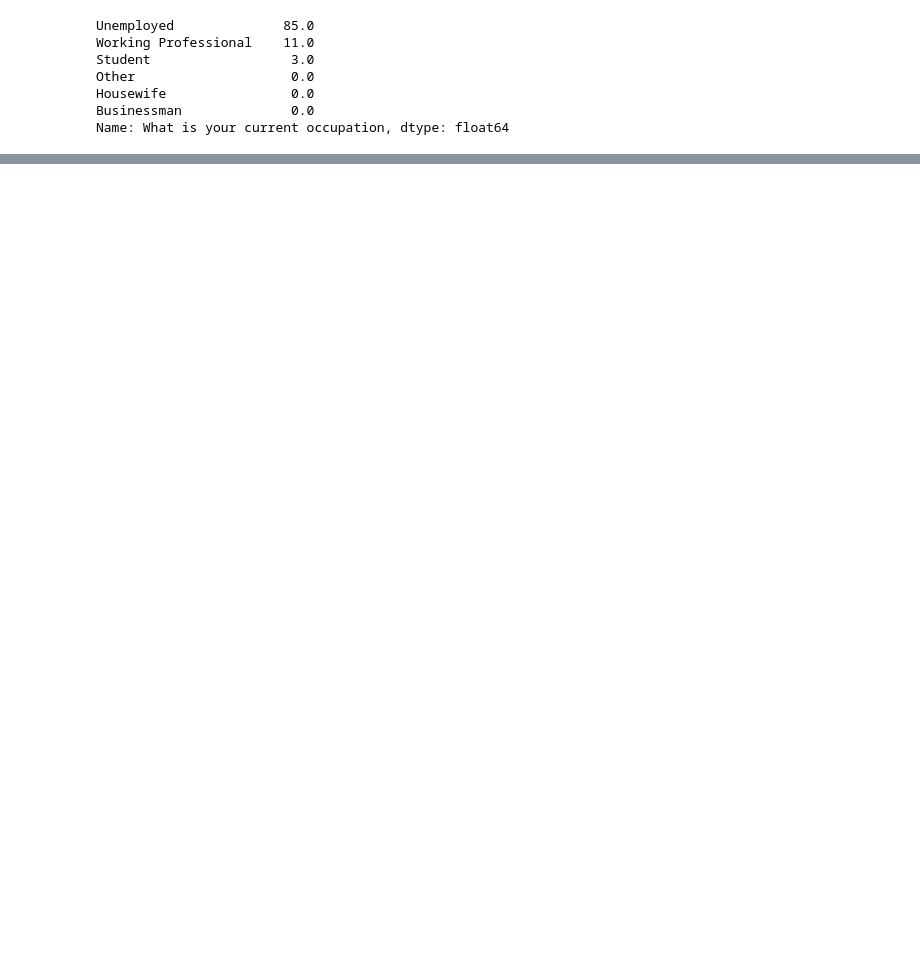
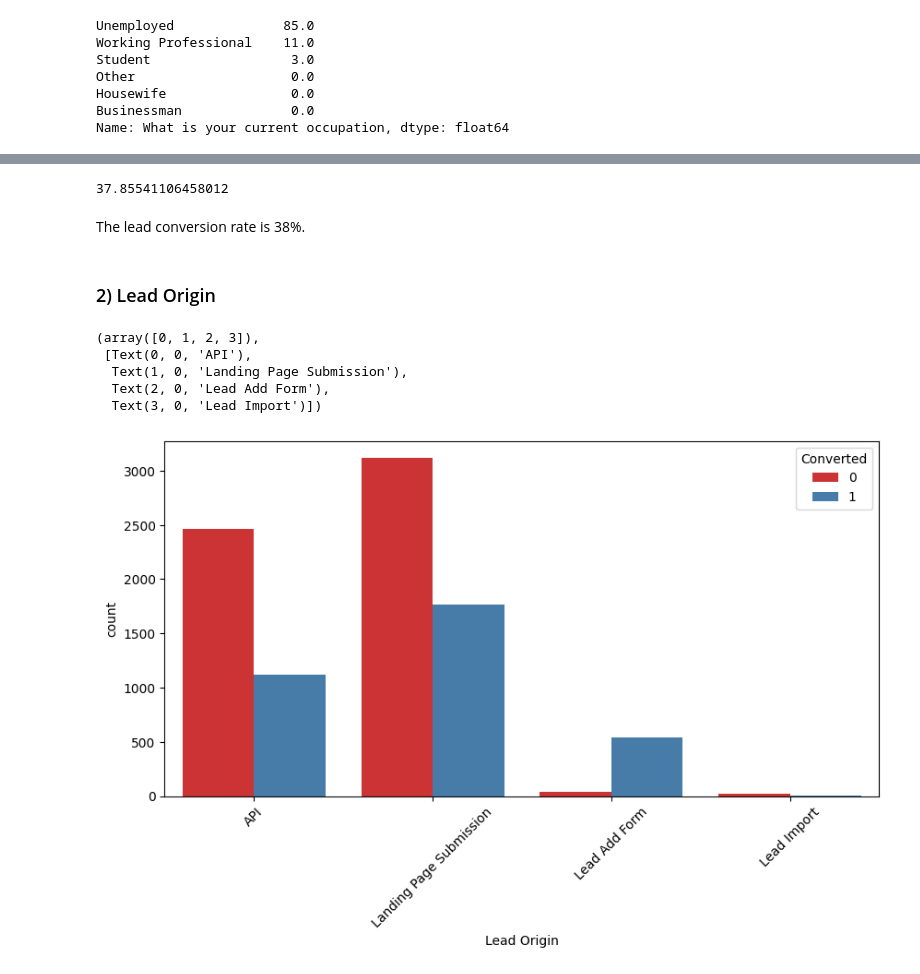
Before and after one commit to harshatamma/HV_MJ_UMR_Lead_Scoring, a Jupyter notebook: Lead_Scoring_Notebook.ipynb, the cells around one changed output, grey strips where cells are left out. Saved outputs shown, nothing was run; the diff lists cells and outputs as text; code cells hidden in the pictures; blank space fills up the shorter version.

```diff
--- a/Lead_Scoring_Notebook.ipynb
+++ b/Lead_Scoring_Notebook.ipynb
@@ -481,0 +215,3 @@ We have retained 69% of the dataset which seems to be good enough.
+# %%
+# Imputing the missing data in the 'What is your current occupation' column with 'Unemployed'
+lead_data['What is your current occupation']=lead_data['What is your current occupation'].replace(np.nan,'Unemployed')
@@ -481,0 +224,3 @@ We have retained 69% of the dataset which seems to be good enough.
+# %%
+# Imputing the missing data in the 'Country' column with 'India'
+lead_data['Country']=lead_data['Country'].replace(np.nan,'India')
@@ -481,0 +244,3 @@ We have retained 69% of the dataset which seems to be good enough.
+# %%
+# Imputing the missing data in the 'City' column with 'Mumbai'
+lead_data['City']=lead_data['City'].replace(np.nan,'Mumbai')
@@ -481,0 +270,3 @@ We have retained 69% of the dataset which seems to be good enough.
+# %%
+# Dropping the rows with null values
+lead_data.dropna(inplace = True)
@@ -481,0 +320,20 @@ We have retained 69% of the dataset which seems to be good enough.
+# %%
+Converted = (sum(lead_data['Converted'])/len(lead_data['Converted'].index))*100
+Converted
+# %% [output]
+37.85541106458012
+# %% [markdown]
+The lead conversion rate is 38%.
+# %% [markdown]
+### 2) Lead Origin
+# %%
+plt.figure(figsize=(10,5))
+sns.countplot(x = "Lead Origin", hue = "Converted", data = lead_data,palette='Set1')
+plt.xticks(rotation = 45)
+# %% [output]
+(array([0, 1, 2, 3]),
+ [Text(0, 0, 'API'),
+  Text(1, 0, 'Landing Page Submission'),
+  Text(2, 0, 'Lead Add Form'),
+  Text(3, 0, 'Lead Import')])
+[figure, added]
```
Also changed, not shown: parts of 319 cells of this notebook.
